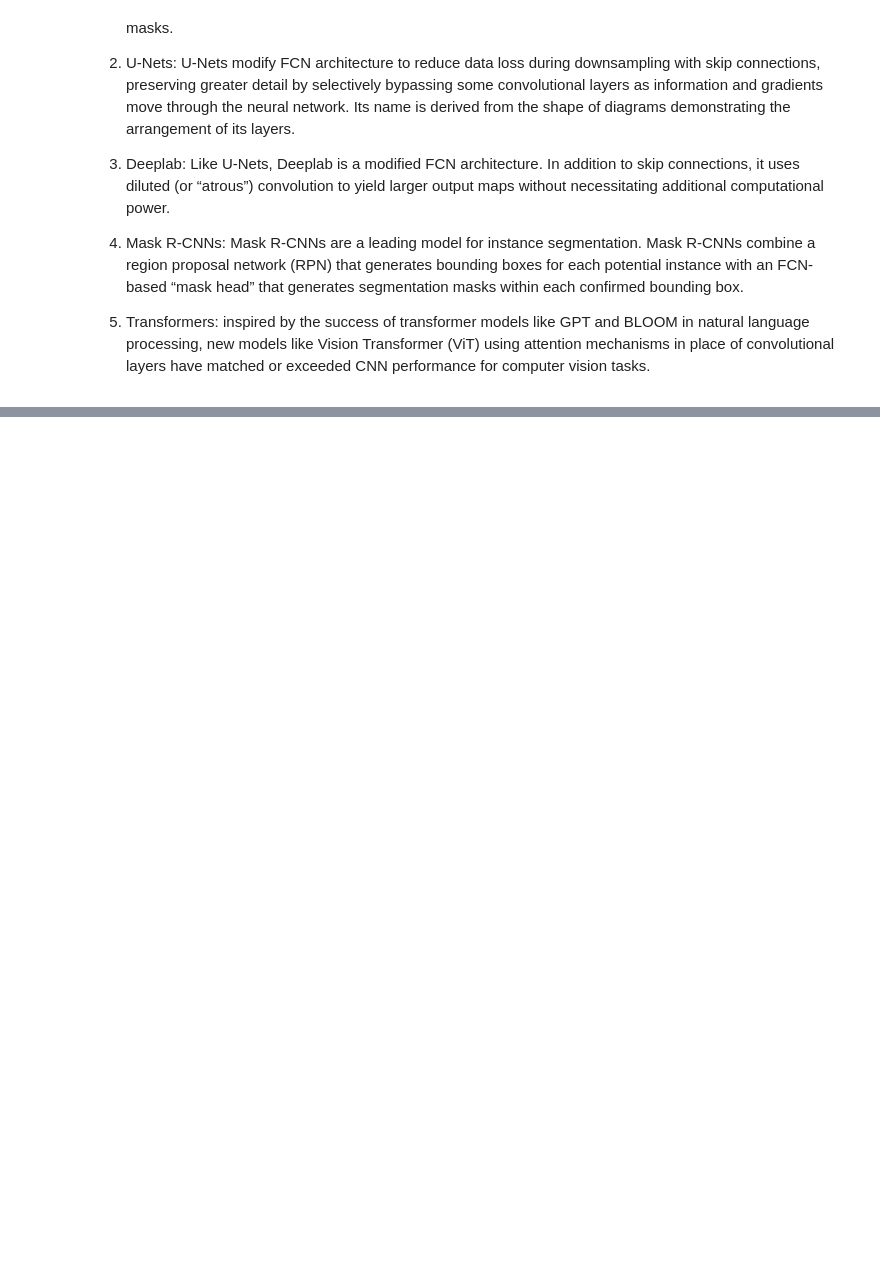
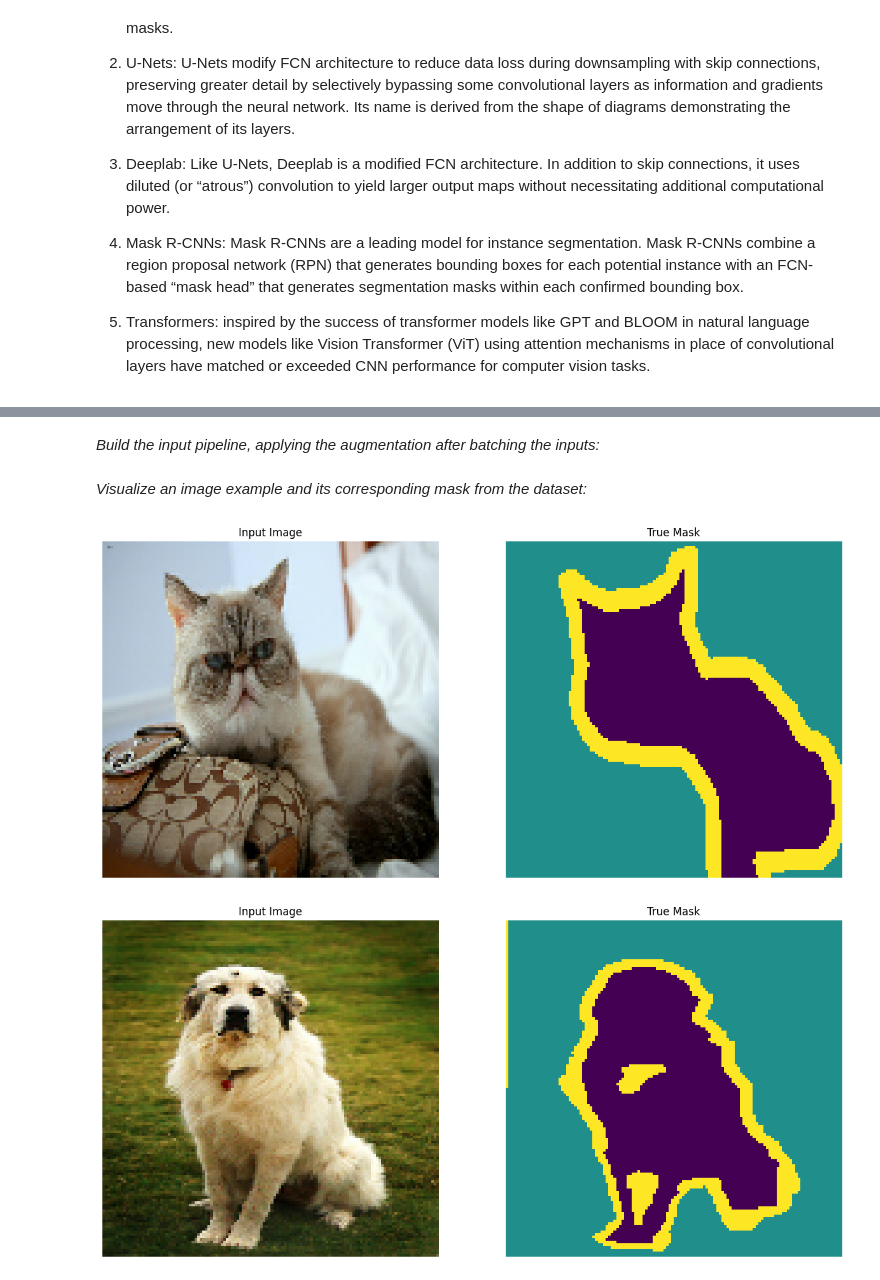
Before and after one commit to mirzaaa101/Digital-Image-Processing-with-Python, a Jupyter notebook: image segmentation with tensorflow.ipynb, the cells around one changed output, grey strips where cells are left out. Drawn from its saved outputs; the diff is of its cells as text; code cells hidden in the pictures; blank space fills up the shorter version.

```diff
--- a/image segmentation with tensorflow.ipynb
+++ b/image segmentation with tensorflow.ipynb
@@ -60,0 +131,3 @@ Prominent deep learning models used in image segmentation include:
+# %%
+train_images = dataset['train'].map(load_image, num_parallel_calls=tf.data.AUTOTUNE)
+test_images = dataset['test'].map(load_image, num_parallel_calls=tf.data.AUTOTUNE)
@@ -60,0 +136,46 @@ Prominent deep learning models used in image segmentation include:
+# %%
+class Augment(tf.keras.layers.Layer):
+  def __init__(self, seed=42):
+    super().__init__()
+    # both use the same seed, so they'll make the same random changes.
+    self.augment_inputs = tf.keras.layers.RandomFlip(mode="horizontal", seed=seed)
+    self.augment_labels = tf.keras.layers.RandomFlip(mode="horizontal", seed=seed)
+
+  def call(self, inputs, labels):
+    inputs = self.augment_inputs(inputs)
+    labels = self.augment_labels(labels)
+    return inputs, labels
+# %% [markdown]
+*Build the input pipeline, applying the augmentation after batching the inputs:*
+# %%
+train_batches = (
+    train_images
+    .cache()
+    .shuffle(BUFFER_SIZE)
+    .batch(BATCH_SIZE)
+    .repeat()
+    .map(Augment())
+    .prefetch(buffer_size=tf.data.AUTOTUNE))
+
+test_batches = test_images.batch(BATCH_SIZE)
+# %% [markdown]
+*Visualize an image example and its corresponding mask from the dataset:*
+# %%
+def display(display_list):
+  plt.figure(figsize=(15, 15))
+
+  title = ['Input Image', 'True Mask', 'Predicted Mask']
+
+  for i in range(len(display_list)):
+    plt.subplot(1, len(display_list), i+1)
+    plt.title(title[i])
+    plt.imshow(tf.keras.utils.array_to_img(display_list[i]))
+    plt.axis('off')
+  plt.show()
+# %%
+for images, masks in train_batches.take(2):
+  sample_image, sample_mask = images[0], masks[0]
+  display([sample_image, sample_mask])
+# %% [output]
+[figure, added]
+[figure, added]
```
Also changed, not shown: parts of 35 cells of this notebook.
